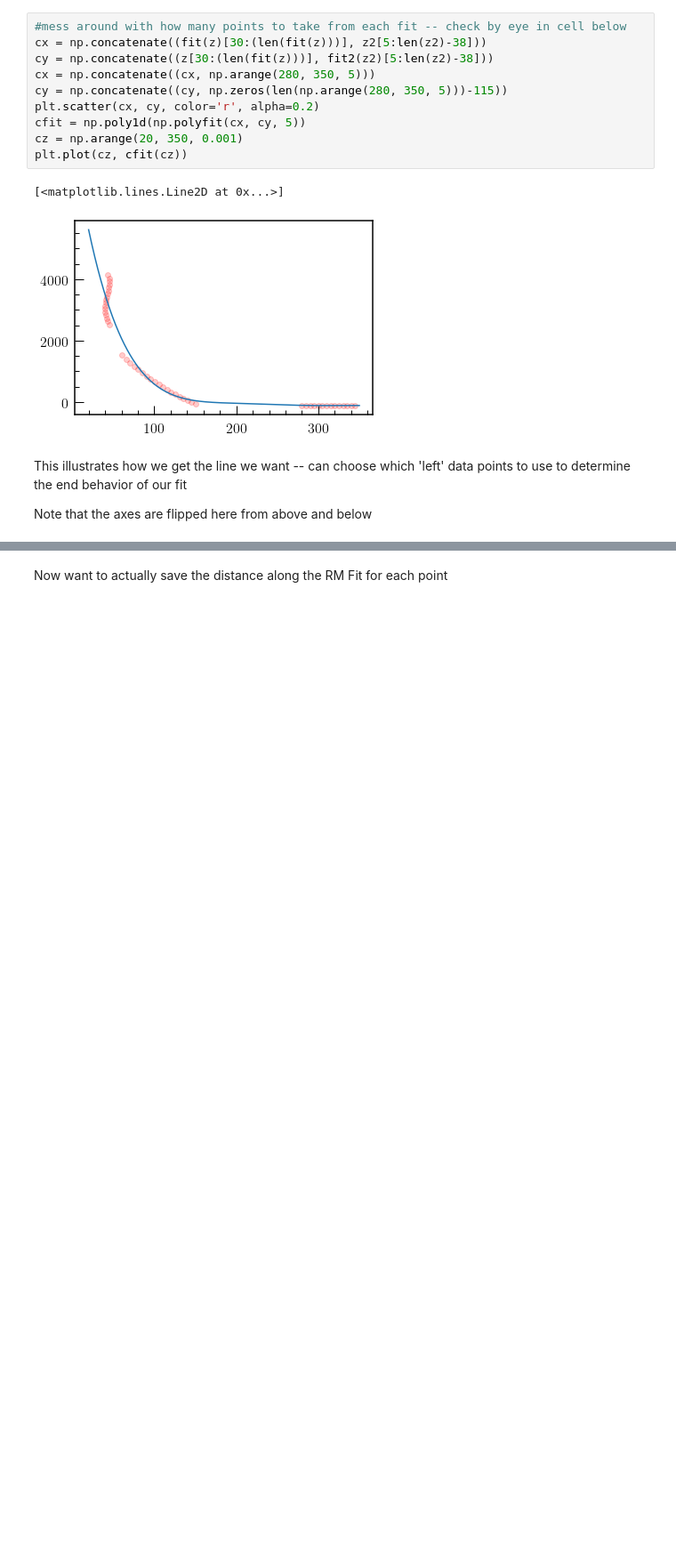
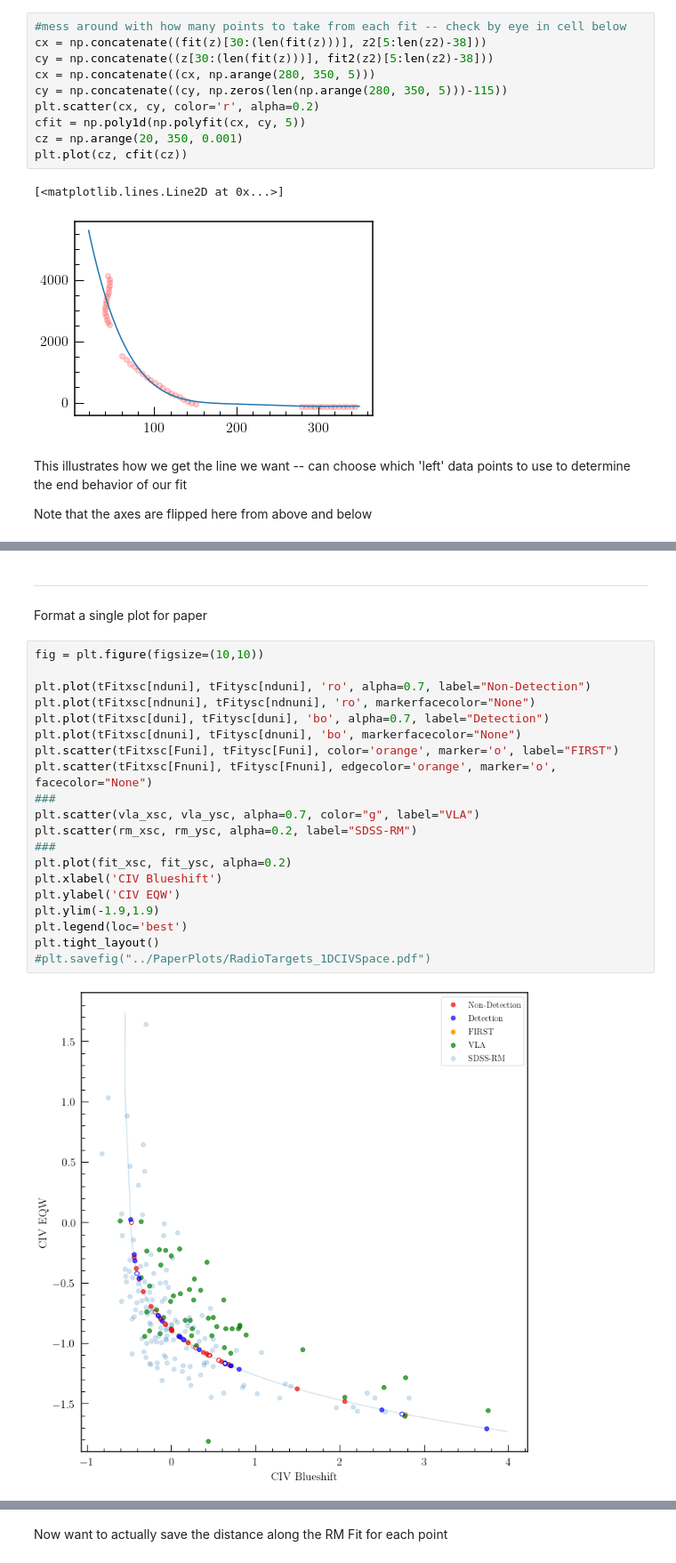
Before and after one commit to RichardsGroup/VLA2018b, a Jupyter notebook: RM_CIV_Ordering/RM_CIV_fit_wICA_v2.ipynb, the cells around one changed output, grey strips where cells are left out. Shown at 89% size. Saved outputs shown, nothing was run; the diff lists cells and outputs as text; blank space fills up the shorter version.

```diff
--- a/RM_CIV_Ordering/RM_CIV_fit_wICA_v2.ipynb
+++ b/RM_CIV_Ordering/RM_CIV_fit_wICA_v2.ipynb
@@ -362,0 +407,25 @@ All Data with fit: (330183, 2)
+# %% [markdown]
+---
+Format a single plot for paper
+# %%
+fig = plt.figure(figsize=(10,10))
+
+plt.plot(tFitxsc[nduni], tFitysc[nduni], 'ro', alpha=0.7, label="Non-Detection")
+plt.plot(tFitxsc[ndnuni], tFitysc[ndnuni], 'ro', markerfacecolor="None")
+plt.plot(tFitxsc[duni], tFitysc[duni], 'bo', alpha=0.7, label="Detection")
+plt.plot(tFitxsc[dnuni], tFitysc[dnuni], 'bo', markerfacecolor="None")
+plt.scatter(tFitxsc[Funi], tFitysc[Funi], color='orange', marker='o', label="FIRST")
+plt.scatter(tFitxsc[Fnuni], tFitysc[Fnuni], edgecolor='orange', marker='o', facecolor="None")
+###
+plt.scatter(vla_xsc, vla_ysc, alpha=0.7, color="g", label="VLA")
+plt.scatter(rm_xsc, rm_ysc, alpha=0.2, label="SDSS-RM")
+###
+plt.plot(fit_xsc, fit_ysc, alpha=0.2)
+plt.xlabel('CIV Blueshift')
+plt.ylabel('CIV EQW')
+plt.ylim(-1.9,1.9)
+plt.legend(loc='best')
+plt.tight_layout()
+#plt.savefig("../PaperPlots/RadioTargets_1DCIVSpace.pdf")
+# %% [output]
+[figure, added]
```
Also changed, not shown: parts of 39 cells of this notebook.
